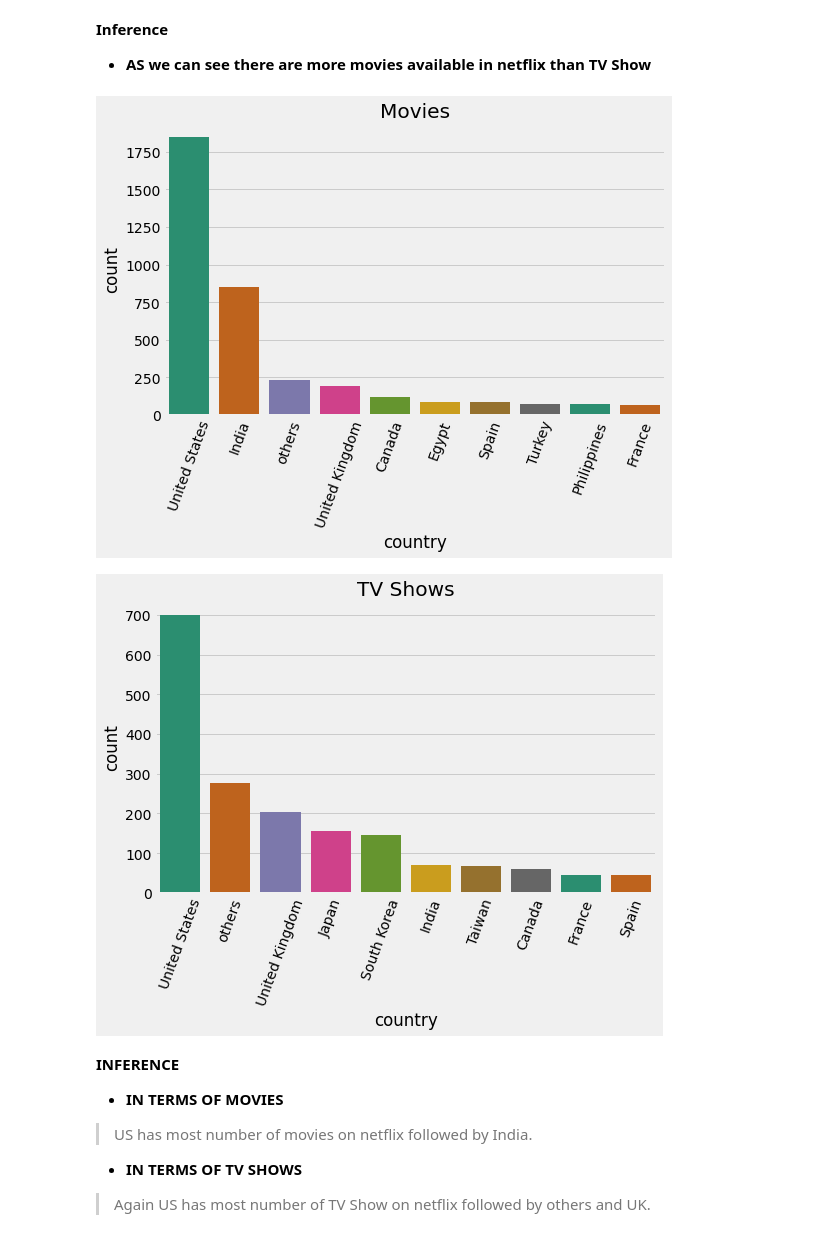
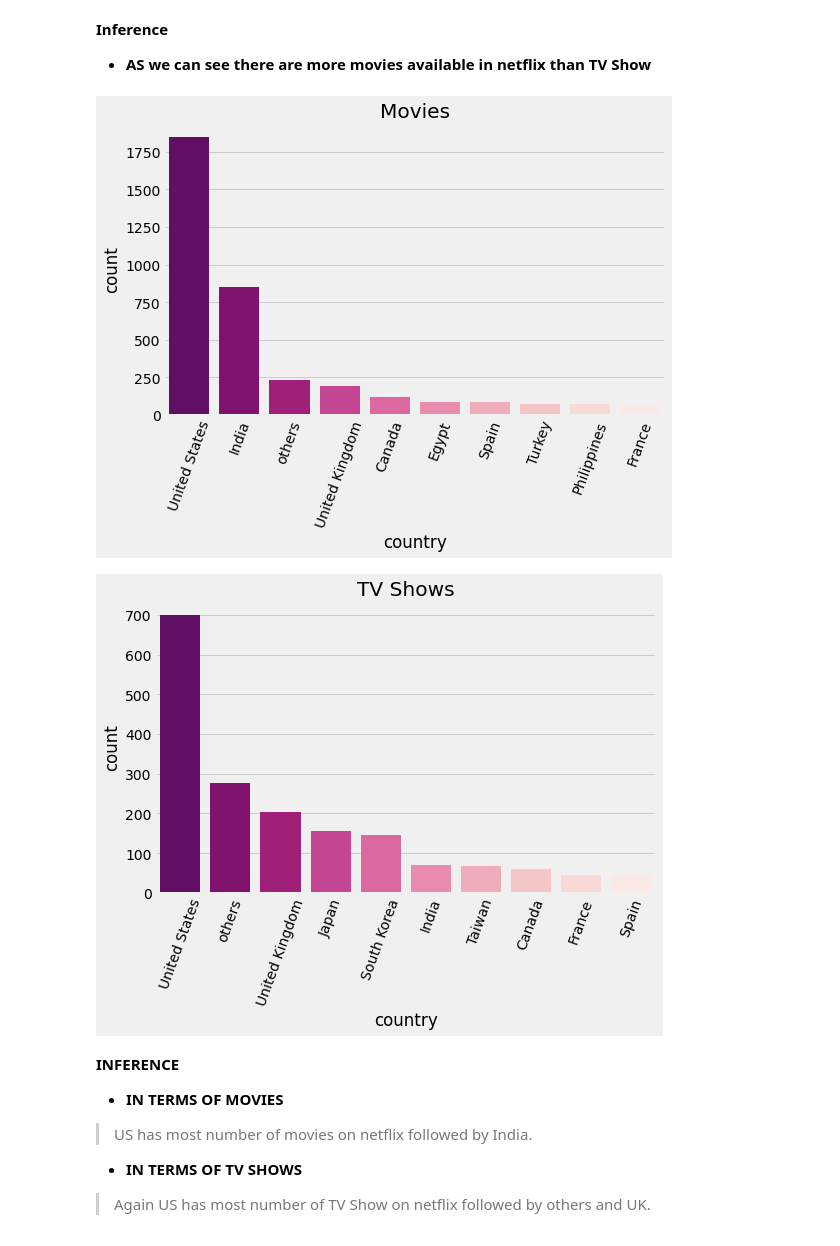
Before and after one commit to AYUSH-SHARMA25/NETFLIX-MOVIES-AND-TV-SHOWS-CLUSTERING, a Jupyter notebook: NETFLIX_MOVIES_AND_TV_SHOWS_CLUSTERING.ipynb, the cells around one changed output. Saved outputs shown, nothing was run; the diff lists cells and outputs as text; code cells hidden in the pictures.

```diff
--- a/NETFLIX_MOVIES_AND_TV_SHOWS_CLUSTERING.ipynb
+++ b/NETFLIX_MOVIES_AND_TV_SHOWS_CLUSTERING.ipynb
@@ -272,14 +272,14 @@ plt.show()
 *   **AS we can see there are more movies available in netflix than TV Show**
 # %%
 # Netflix movies country wise
-count_order(netflix_movies['country'], 'Dark2','Movies')
+count_order(netflix_movies['country'], 'RdPu_r','Movies')
 # %% [output]
-[figure, old version]
+[figure, new version]
 # %%
 # Netflix TV Shows country wise
-count_order(netflix_tv['country'], 'Dark2','TV Shows')
+count_order(netflix_tv['country'], 'RdPu_r','TV Shows')
 # %% [output]
-[figure, old version]
+[figure, new version]
 # %% [markdown]
 **INFERENCE**
 
```
Also changed, not shown: parts of 5 cells of this notebook.
